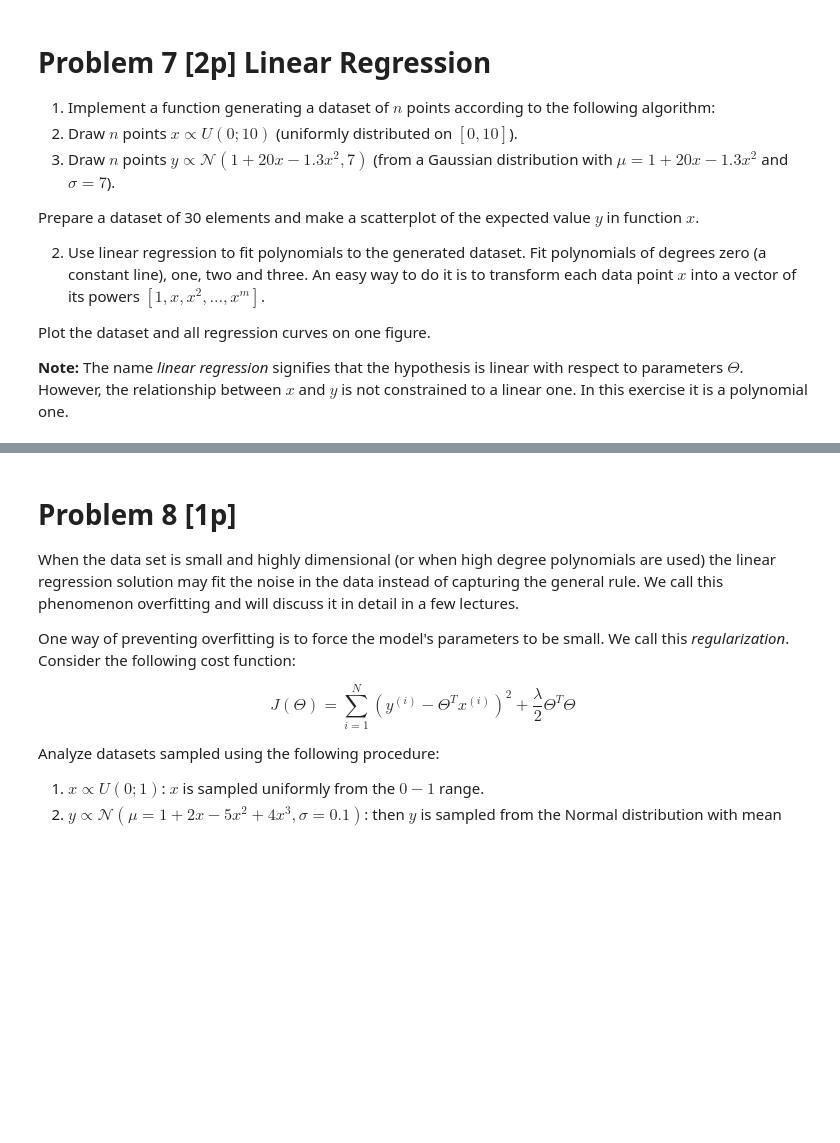
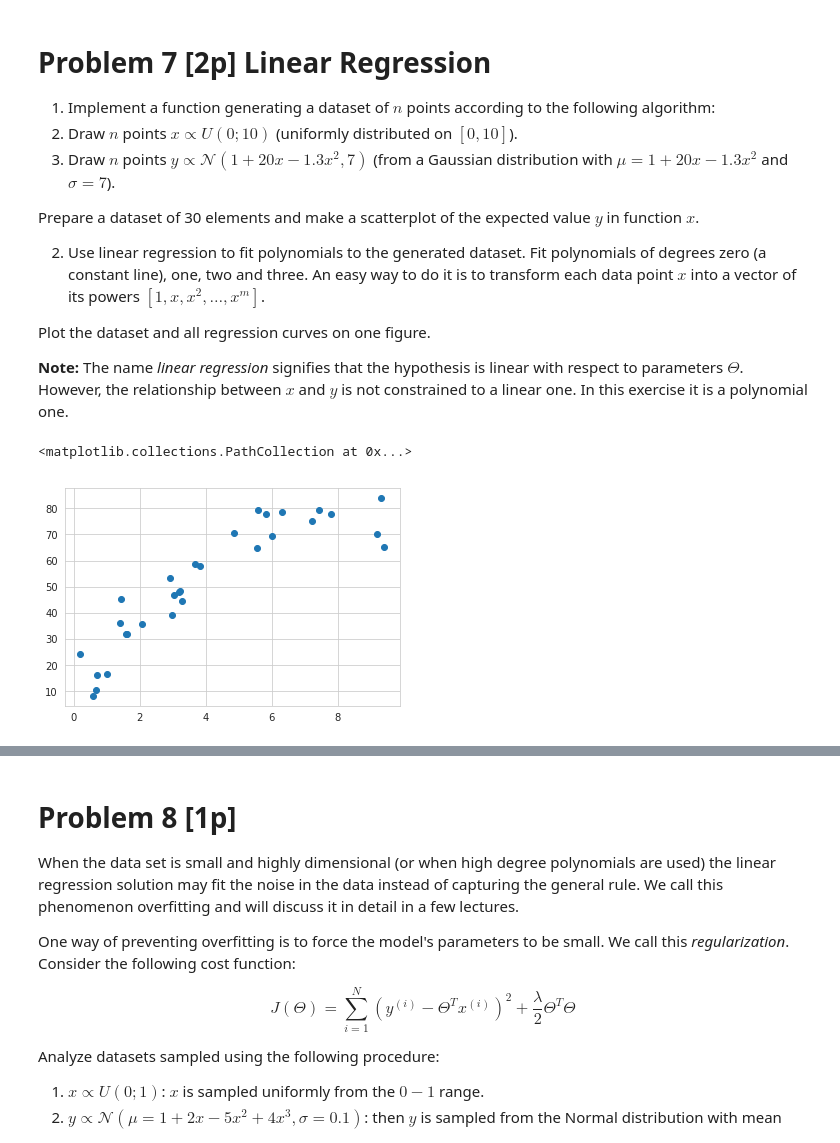
Before and after one commit to Congr00/Uni, a Jupyter notebook: Sieci Neuronowe/lab2/Assignment2.ipynb, the cells around one changed output, grey strips where cells are left out. Cells and saved outputs as stored; diff of their text form; code cells hidden in the pictures; blank space fills up the shorter version.

```diff
--- a/Sieci Neuronowe/lab2/Assignment2.ipynb
+++ b/Sieci Neuronowe/lab2/Assignment2.ipynb
@@ -419,14 +419,18 @@ Find the following functions' gradients or Jacobians with respect to vector $\ma
   hypothesis is linear with respect to parameters $\Theta$.
   However, the relationship between $x$ and $y$ is not constrained
   to a linear one. In this exercise it is a polynomial one.
-# %%
-def make_dataset(N):
-    X = TODO
-    Y = TODO
-    return X,Y
-
-data = make_dataset(30)
-scatter(TODO)
+# %%
+def make_dataset(N):
+    X = np.random.uniform(0.0, 10.0, N)
+    mu = 1 + 20*X - 1.3*X**2
+    Y = norm.rvs(1 + 20*X - 1.3* (X**2), 7)
+    return X,Y
+
+data = make_dataset(30)
+plt.scatter(data[0], data[1])
+# %% [output]
+<matplotlib.collections.PathCollection at 0x...>
+[figure, added]
 # %%
 from numpy.linalg import inv
 
```
Also changed, not shown: parts of 5 cells of this notebook, 45 other files.
